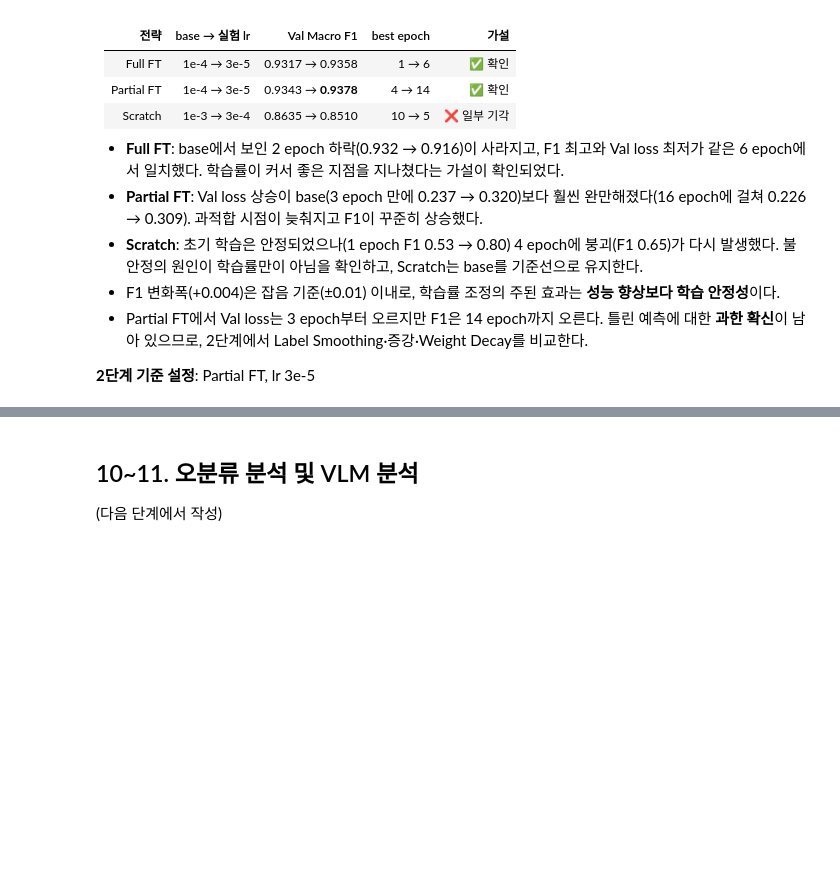
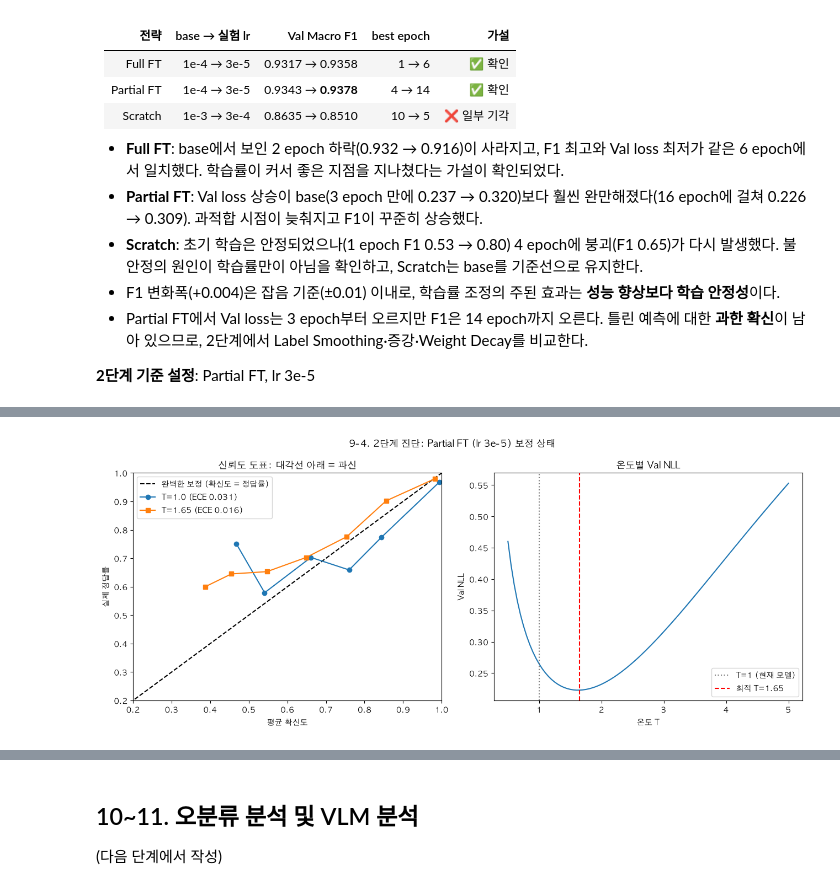
Before and after one commit to ehdwls1452/CV_Project_2, a Jupyter notebook: notebooks/03_modeling.ipynb, the cells around one changed output, grey strips where cells are left out. Drawn from its saved outputs; the diff is of its cells as text; code cells hidden in the pictures; blank space fills up the shorter version.

Commit message:
9-4 온도 조절 진단 완료: 최적 T 1.65, 과신 확인 → Label Smoothing 실험 결정save

```diff
--- a/notebooks/03_modeling.ipynb
+++ b/notebooks/03_modeling.ipynb
@@ -573,0 +664,28 @@ plt.show()
+# %%
+# ===== 9-4-3. 보정 그래프: 신뢰도 도표 + 온도별 NLL =====
+FIG_DIR = RESULT_DIR.parent / "figures"
+FIG_DIR.mkdir(exist_ok=True)
+
+fig, axes = plt.subplots(1, 2, figsize=(13, 5.5))
+
+ax = axes[0]
+ax.plot([0, 1], [0, 1], "k--", label="완벽한 보정 (확신도 = 정답률)")
+for tab, T, ece, style in [(tab_1, 1.0, ece_1, "o-"), (tab_T, best_T, ece_T, "s-")]:
+    ax.plot(tab["평균 확신도"], tab["정답률"], style, label=f"T={T} (ECE {ece:.3f})")
+ax.set_xlabel("평균 확신도"); ax.set_ylabel("실제 정답률")
+ax.set_title("신뢰도 도표: 대각선 아래 = 과신")
+ax.set_xlim(0.2, 1.0); ax.set_ylim(0.2, 1.0); ax.legend()
+
+ax = axes[1]
+ax.plot(Ts, nll)
+ax.axvline(1.0, color="gray", ls=":", label="T=1 (현재 모델)")
+ax.axvline(best_T, color="red", ls="--", label=f"최적 T={best_T}")
+ax.set_xlabel("온도 T"); ax.set_ylabel("Val NLL"); ax.set_title("온도별 Val NLL")
+ax.legend()
+
+plt.suptitle("9-4. 2단계 진단: Partial FT (lr 3e-5) 보정 상태")
+plt.tight_layout()
+plt.savefig(FIG_DIR / "09_calibration_diagnosis.png", dpi=150, bbox_inches="tight")
+plt.show()
+# %% [output]
+[figure, added]
```
Also changed, not shown: parts of 8 cells of this notebook, 2 other files.
